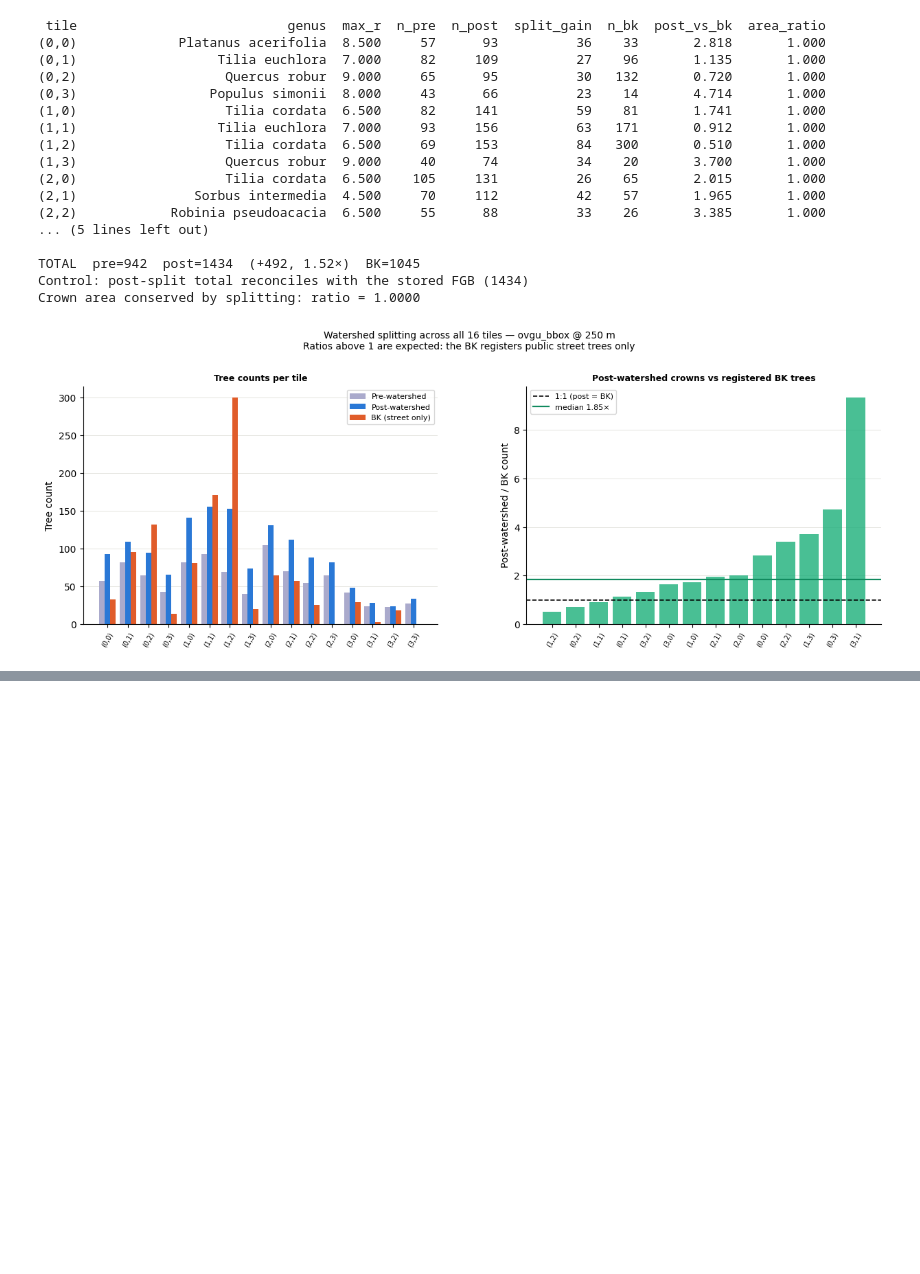
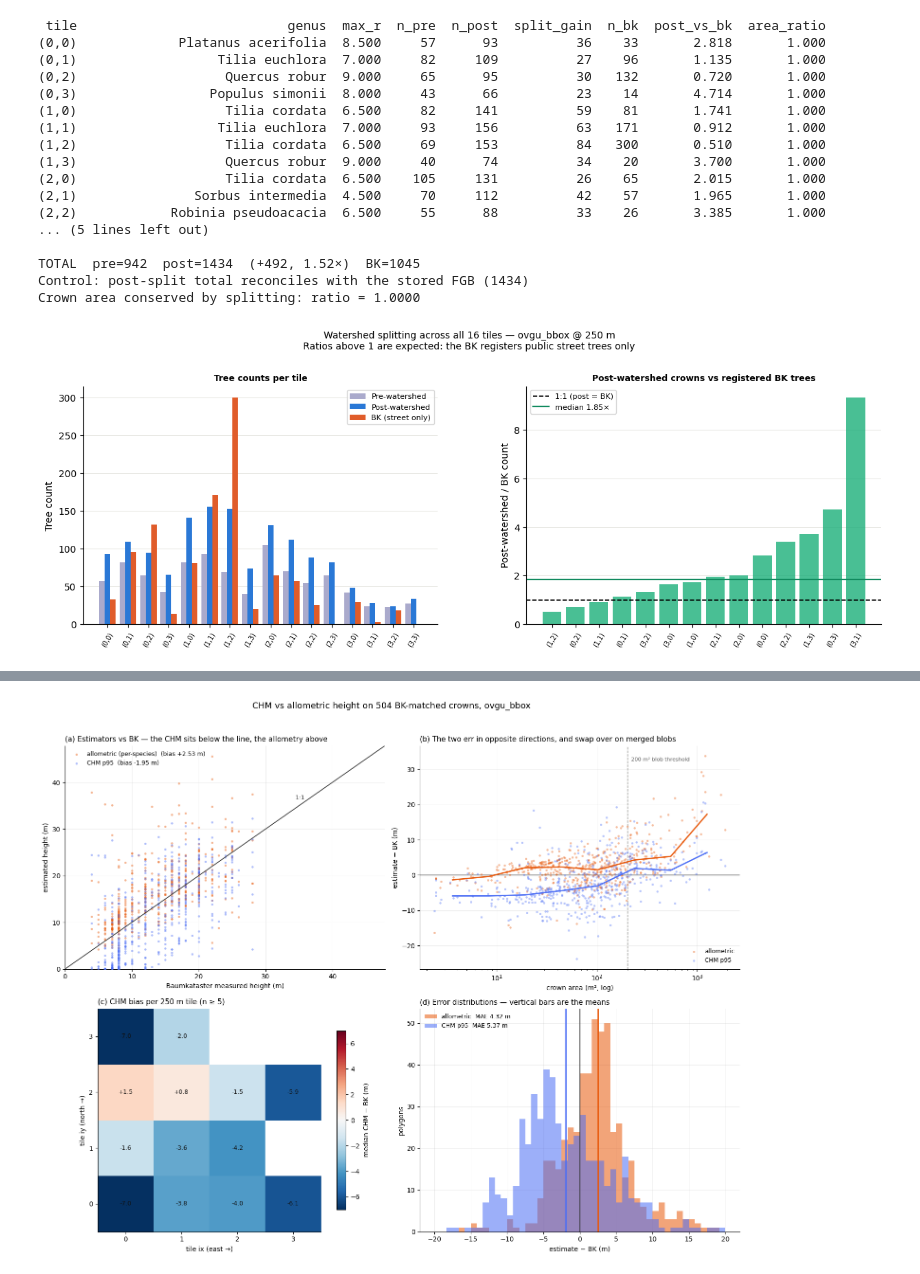
Before and after one commit to KumarJonnala/urban-shadow-analysis, a Jupyter notebook: test_notebooks/validation.ipynb, the cells around one changed output, grey strips where cells are left out. Saved outputs shown, nothing was run; the diff lists cells and outputs as text; code cells hidden in the pictures; blank space fills up the shorter version.

```diff
--- a/test_notebooks/validation.ipynb
+++ b/test_notebooks/validation.ipynb
@@ -1290,0 +2022,80 @@ Crown area conserved by splitting: ratio = 1.0000
+# %%
+fig, axes = plt.subplots(2, 2, figsize=(15, 12))
+CHM_C, ALLO_C, NEU = "#4C6EF5", "#E8590C", "#8a8a85"
+_y = chm_m["height_m"].astype(float)
+
+# --- (a) both estimators against BK ----------------------------------------------------
+ax = axes[0, 0]
+lim = (0, max(_y.max(), chm_m["chm_p95_m"].max(), chm_m["allometric_height_m"].max()) * 1.05)
+for col, c, lab in [("allometric_height_m", ALLO_C, "allometric (per-species)"),
+                    ("chm_p95_m", CHM_C, "CHM p95")]:
+    p = chm_m[col].astype(float)
+    ax.scatter(_y, p, s=11, alpha=0.45, color=c, linewidths=0,
+               label=f"{lab}  (bias {(p - _y).mean():+.2f} m)", zorder=3)
+ax.plot(lim, lim, color="#333333", linewidth=1.2, zorder=4)
+ax.text(lim[1] * 0.72, lim[1] * 0.76, "1:1", fontsize=9, color="#333333")
+ax.set_xlim(lim); ax.set_ylim(lim)
+ax.set_xlabel("Baumkataster measured height (m)"); ax.set_ylabel("estimated height (m)")
+ax.set_title("(a) Estimators vs BK — the CHM sits below the line, the allometry above",
+             fontsize=11, loc="left")
+ax.legend(frameon=False, fontsize=9, loc="upper left")
+
+# --- (b) error against crown area ------------------------------------------------------
+ax = axes[0, 1]
+a = chm_m["crown_area_m2"].astype(float)
+for col, c, lab in [("allometric_height_m", ALLO_C, "allometric"), ("chm_p95_m", CHM_C, "CHM p95")]:
+    ax.scatter(a, chm_m[col].astype(float) - _y, s=11, alpha=0.4, color=c, linewidths=0,
+               label=lab, zorder=3)
+    bins = np.logspace(np.log10(a.min()), np.log10(a.max()), 9)
+    idx = np.digitize(a, bins)
+    med = [np.median((chm_m[col].astype(float) - _y)[idx == i]) for i in range(1, len(bins))]
+    ctr = np.sqrt(bins[:-1] * bins[1:])
+    ax.plot(ctr, med, color=c, linewidth=2, zorder=5)
+ax.axhline(0, color="#333333", linewidth=1)
+ax.axvline(BLOB_CPA_M2, color=NEU, linestyle="--", linewidth=1)
+ax.text(BLOB_CPA_M2 * 1.1, ax.get_ylim()[1] * 0.88, f"{BLOB_CPA_M2} m² blob threshold",
+        fontsize=8, color="#555555")
+ax.set_xscale("log")
+ax.set_xlabel("crown area (m², log)"); ax.set_ylabel("estimate − BK (m)")
+ax.set_title("(b) The two err in opposite directions, and swap over on merged blobs",
+             fontsize=11, loc="left")
+ax.legend(frameon=False, fontsize=9, loc="lower right")
+
+# --- (c) per-tile CHM bias -------------------------------------------------------------
+ax = axes[1, 0]
+_b = (chm_m["chm_p95_m"].astype(float) - _y).groupby(chm_m["tile"])
+_n = _b.count()
+grid = to_grid(_b.median()[_n >= MIN_N_TILE])
+v = np.nanmax(np.abs(grid))
+im = ax.imshow(grid, origin="lower", cmap="RdBu_r", vmin=-v, vmax=v)
+for (iy, ix), val in np.ndenumerate(grid):
+    if np.isfinite(val):
+        ax.text(ix, iy, f"{val:+.1f}", ha="center", va="center", fontsize=9, color="#111111")
+plt.colorbar(im, ax=ax, shrink=0.8, label="median CHM − BK (m)")
+ax.set_xticks(range(TILE_NX)); ax.set_yticks(range(TILE_NY))
+ax.set_xlabel("tile ix (east →)"); ax.set_ylabel("tile iy (north →)")
+ax.set_title(f"(c) CHM bias per {TILE_SIZE} m tile (n ≥ {MIN_N_TILE})", fontsize=11, loc="left")
+
+# --- (d) error distributions -----------------------------------------------------------
+ax = axes[1, 1]
+bins = np.linspace(-20, 20, 49)
+for col, c, lab in [("allometric_height_m", ALLO_C, "allometric"), ("chm_p95_m", CHM_C, "CHM p95")]:
+    e = chm_m[col].astype(float) - _y
+    ax.hist(e, bins=bins, color=c, alpha=0.55, label=f"{lab}  MAE {e.abs().mean():.2f} m", zorder=3)
+    ax.axvline(e.mean(), color=c, linewidth=2, zorder=4)
+ax.axvline(0, color="#333333", linewidth=1.2, zorder=5)
+ax.set_xlabel("estimate − BK (m)"); ax.set_ylabel("polygons")
+ax.set_title("(d) Error distributions — vertical bars are the means", fontsize=11, loc="left")
+ax.legend(frameon=False, fontsize=9, loc="upper left")
+
+for ax in axes.flat:
+    ax.grid(alpha=0.22, zorder=0, linewidth=0.7)
+    for s in ("top", "right"):
+        ax.spines[s].set_visible(False)
+axes[1, 0].grid(False)
+
+fig.suptitle(f"CHM vs allometric height on {len(chm_m)} BK-matched crowns, {AREA_KEY}", fontsize=13)
+fig.tight_layout(rect=[0, 0, 1, 0.96])
+plt.show()
+# %% [output]
+[figure, added]
```
Also changed, not shown: parts of 11 cells of this notebook, 14 other files.
